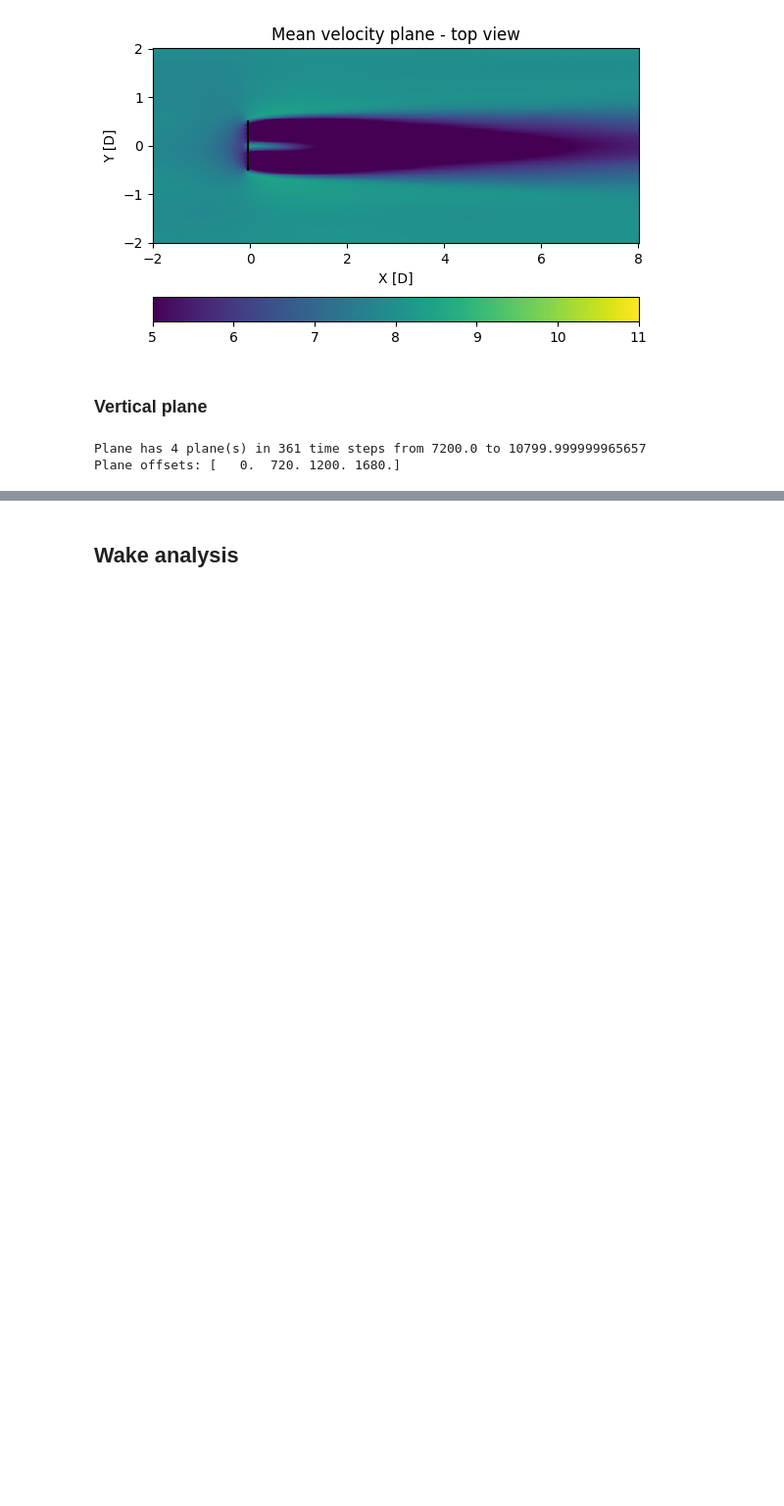
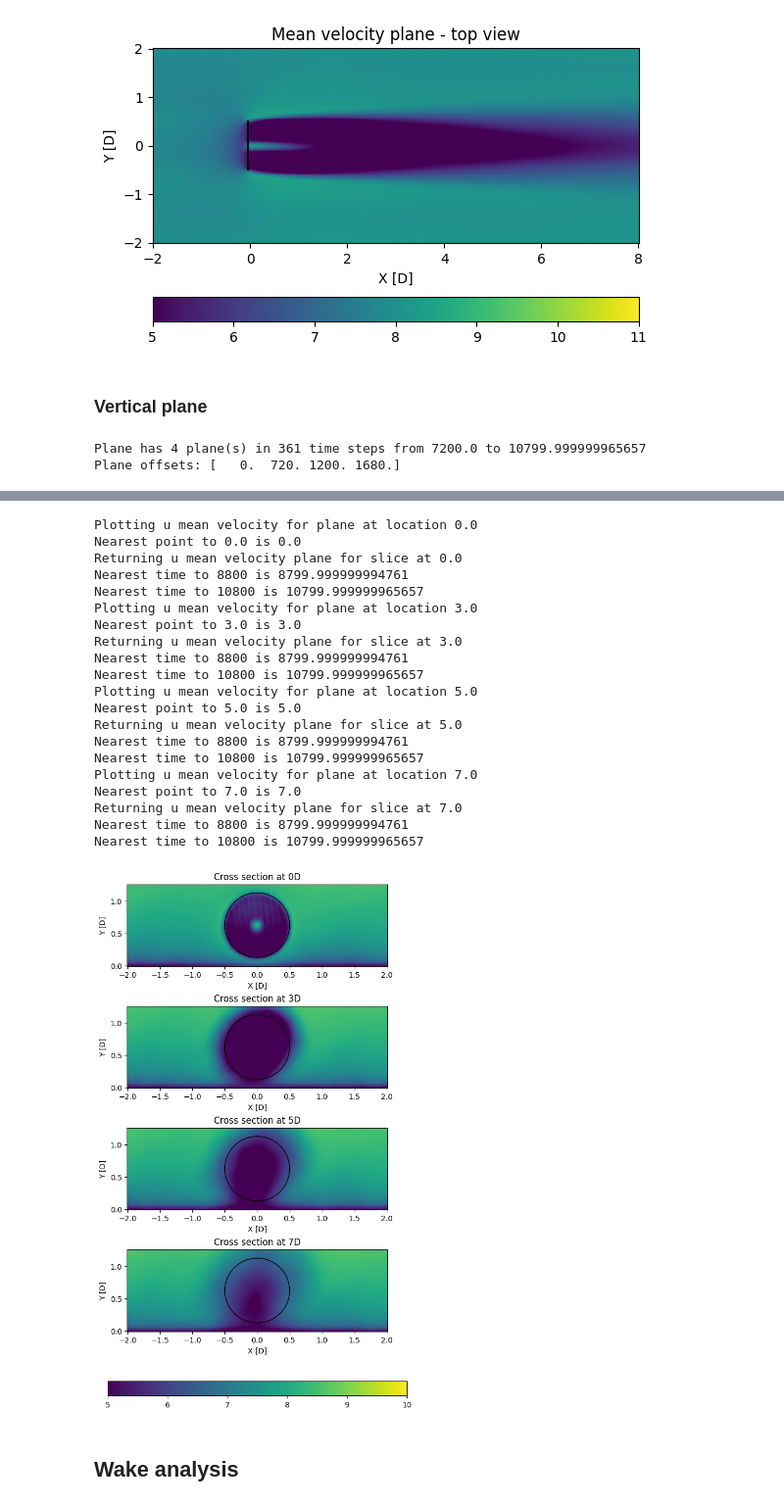
Before and after one commit to NREL/moa_python, a Jupyter notebook: example_post_processing/02_post_process_turbine_sim.ipynb, the cells around one changed output, grey strips where cells are left out. Shown: that part at 98% size. Cells and saved outputs as stored; diff of their text form; code cells hidden in the pictures; blank space fills up the shorter version.

```diff
--- a/example_post_processing/02_post_process_turbine_sim.ipynb
+++ b/example_post_processing/02_post_process_turbine_sim.ipynb
@@ -53,7 +54,7 @@ Nearest time to 10000 is 9999.999999977299
 Returning u velocity plane for slice at 0.625 at time 9999.999999977299
 [figure]
 # %%
-timespan = [9000, 10800]
+timespan = [8800, 10800]
 
 ax = hor_plane.plot_mean_plane(z = hub_height/D, timespan = timespan, vmin=5., vmax=11., verbose = 0)
 ax.set_title("Mean velocity plane - top view");
@@ -103,13 +102,32 @@ Returning u velocity plane for slice at 7.0 at time 9999.999999977299
 # %%
 fig,ax = plt.subplots(ver_plane.z_N, 1, figsize = (6,10), constrained_layout = True)
 for n in range(ver_plane.z_N):
-    ax[n] = ver_plane.plot_mean_plane(ver_plane.z[n], timespan = timespan, ax = ax[n], vmin=5., vmax=11., verbose = 0)
+    ax[n] = ver_plane.plot_mean_plane(ver_plane.z[n], timespan = timespan, ax = ax[n], vmin=5., vmax=10., verbose = True)
     ver_plane.plot_turbine(turb_loc = [0, hub_height/D], plane = 'yz')
     ax[n].set_title(f'Cross section at {int(ver_plane.z[n])}D')
-    im = [obj for obj in ax[n].get_children() if isinstance(obj, mpl.collections.Collection)][0]
-    if im:
-        im.colorbar.remove()
-fig.colorbar(im,ax=ax,location='bottom');
+fig.colorbar(im, ax=ax, location='bottom');
+# %% [output]
+Plotting u mean velocity for plane at location 0.0
+Nearest point to 0.0 is 0.0
+Returning u mean velocity plane for slice at 0.0
+Nearest time to 8800 is 8799.999999994761
+Nearest time to 10800 is 10799.999999965657
+Plotting u mean velocity for plane at location 3.0
+Nearest point to 3.0 is 3.0
+Returning u mean velocity plane for slice at 3.0
+Nearest time to 8800 is 8799.999999994761
+Nearest time to 10800 is 10799.999999965657
+Plotting u mean velocity for plane at location 5.0
+Nearest point to 5.0 is 5.0
+Returning u mean velocity plane for slice at 5.0
+Nearest time to 8800 is 8799.999999994761
+Nearest time to 10800 is 10799.999999965657
+Plotting u mean velocity for plane at location 7.0
+Nearest point to 7.0 is 7.0
+Returning u mean velocity plane for slice at 7.0
+Nearest time to 8800 is 8799.999999994761
+Nearest time to 10800 is 10799.999999965657
+[figure, added]
 # %% [markdown]
 ## Wake analysis
 # %%
```
Also changed, not shown: parts of 9 cells of this notebook, 4 other files.
